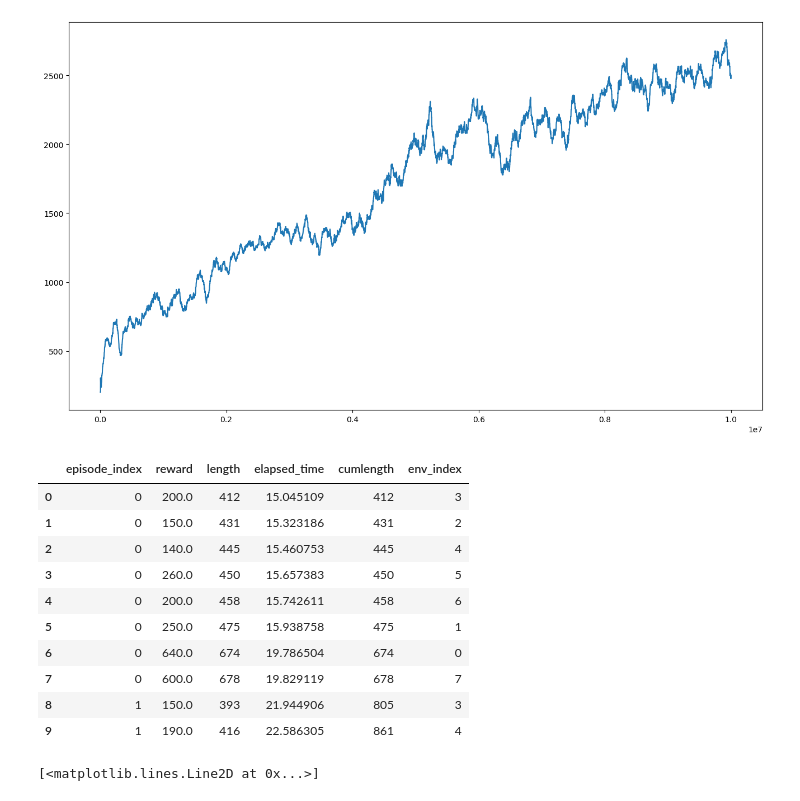
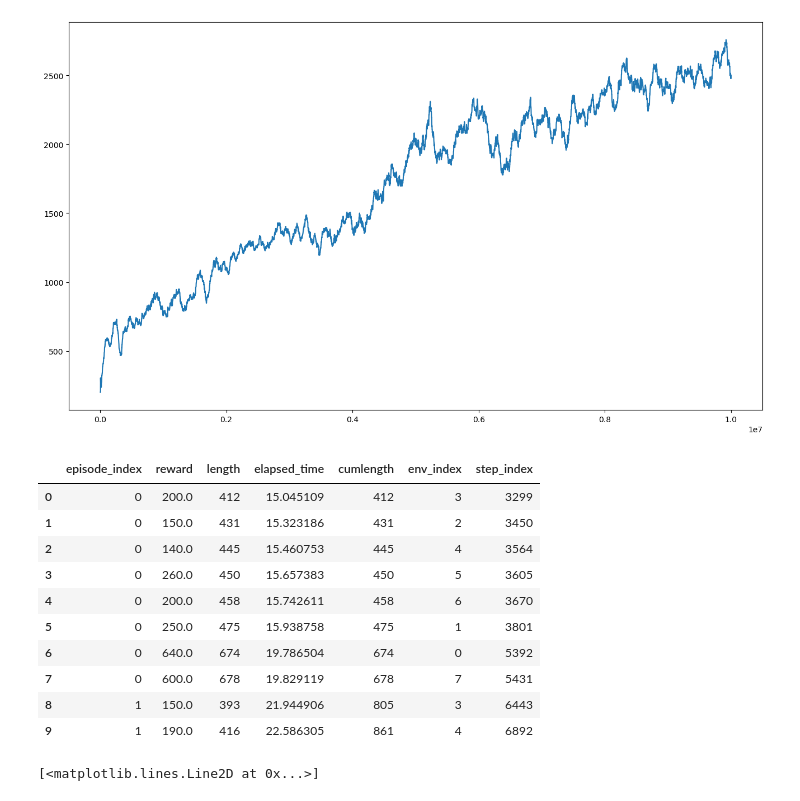
Before and after one commit to dniku/rl-attention, a Jupyter notebook: analysis/experiment_processing.ipynb, the cells around one changed output. Drawn from its saved outputs; the diff is of its cells as text; code cells hidden in the pictures.

```diff
--- a/analysis/experiment_processing.ipynb
+++ b/analysis/experiment_processing.ipynb
@@ -36,38 +36,39 @@ plt.plot(plog.serial_timesteps * 8, plog.ep_reward_mean)
 # %%
 def load_env_log(experiment_dir: Path):
     logs = []
 
     for i in range(8):
         log_env_path = (experiment_dir / 'logs' / f'{i}.monitor.csv')
         if not log_env_path.exists():
             print(f'{log_env_path} does not exist')
             continue
         log_env = pd.read_csv(log_env_path, skiprows=1).rename({
             'r': 'reward',
             'l': 'length',
             't': 'elapsed_time',
         }, axis=1)
         log_env['cumlength'] = log_env['length'].cumsum()
         log_env['env_index'] = i
+        log_env['step_index'] = log_env['cumlength'] * 8 + log_env['env_index']
         logs.append(log_env)
 
-    log = pd.concat(logs).sort_values('elapsed_time')
+    log = pd.concat(logs).sort_values('step_index')
     log.index.name = 'episode_index'
     log.reset_index(inplace=True)
     return log
 
 elog = load_env_log(root_dir / 'MsPacmanNoFrameskip-v4,0,0.0,2019-06-13_18-50-37.845')
 elog.head(n=10)
 # %% [output]
-|  | episode_index | reward | length | elapsed_time | cumlength | env_index |
-| 0 | 0 | 200.0 | 412 | 15.045109 | 412 | 3 |
-| 1 | 0 | 150.0 | 431 | 15.323186 | 431 | 2 |
-| 2 | 0 | 140.0 | 445 | 15.460753 | 445 | 4 |
-| 3 | 0 | 260.0 | 450 | 15.657383 | 450 | 5 |
-| 4 | 0 | 200.0 | 458 | 15.742611 | 458 | 6 |
-| 5 | 0 | 250.0 | 475 | 15.938758 | 475 | 1 |
-| 6 | 0 | 640.0 | 674 | 19.786504 | 674 | 0 |
-| 7 | 0 | 600.0 | 678 | 19.829119 | 678 | 7 |
-| 8 | 1 | 150.0 | 393 | 21.944906 | 805 | 3 |
-| 9 | 1 | 190.0 | 416 | 22.586305 | 861 | 4 |
+|  | episode_index | reward | length | elapsed_time | cumlength | env_index | step_index |
+| 0 | 0 | 200.0 | 412 | 15.045109 | 412 | 3 | 3299 |
+| 1 | 0 | 150.0 | 431 | 15.323186 | 431 | 2 | 3450 |
+| 2 | 0 | 140.0 | 445 | 15.460753 | 445 | 4 | 3564 |
+| 3 | 0 | 260.0 | 450 | 15.657383 | 450 | 5 | 3605 |
+| 4 | 0 | 200.0 | 458 | 15.742611 | 458 | 6 | 3670 |
+| 5 | 0 | 250.0 | 475 | 15.938758 | 475 | 1 | 3801 |
+| 6 | 0 | 640.0 | 674 | 19.786504 | 674 | 0 | 5392 |
+| 7 | 0 | 600.0 | 678 | 19.829119 | 678 | 7 | 5431 |
+| 8 | 1 | 150.0 | 393 | 21.944906 | 805 | 3 | 6443 |
+| 9 | 1 | 190.0 | 416 | 22.586305 | 861 | 4 | 6892 |
 # %%
```
Also changed, not shown: parts of 9 cells of this notebook, 5 other files.
